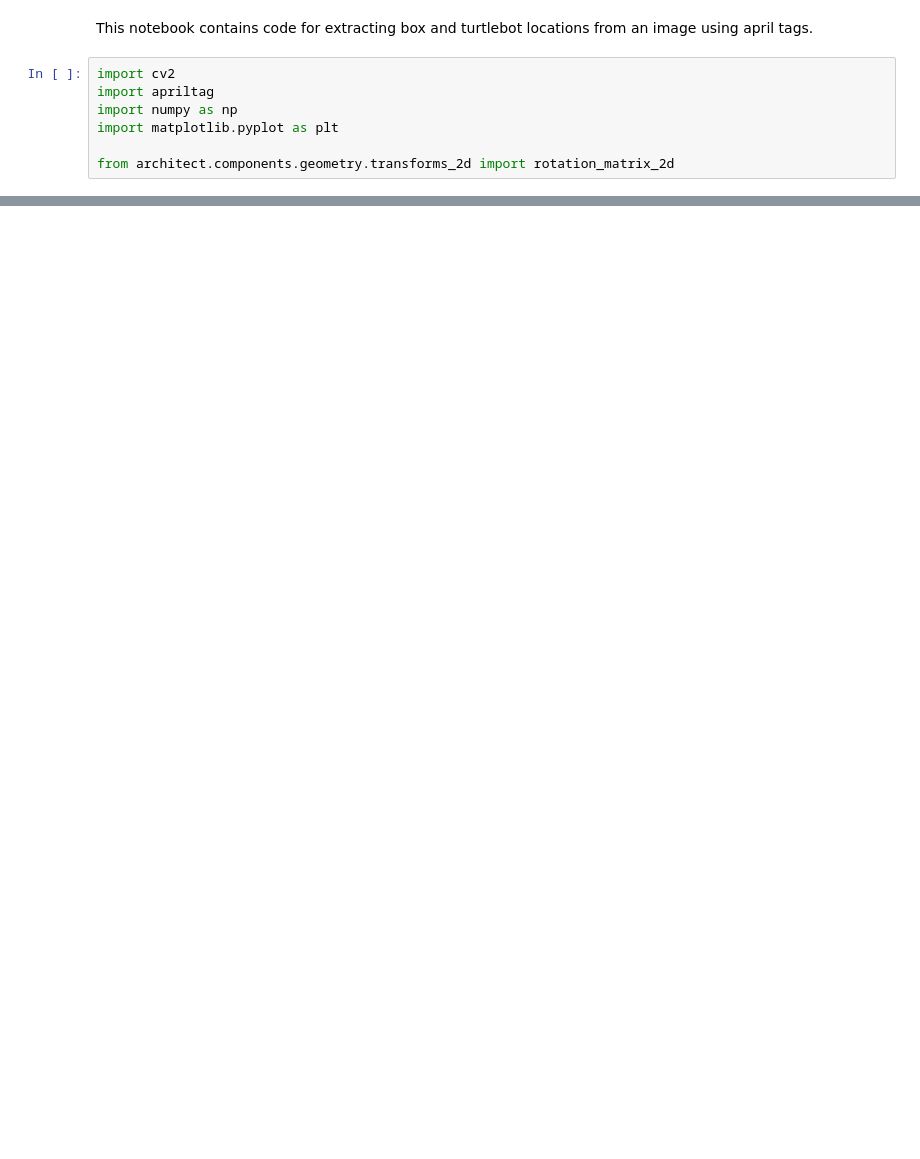
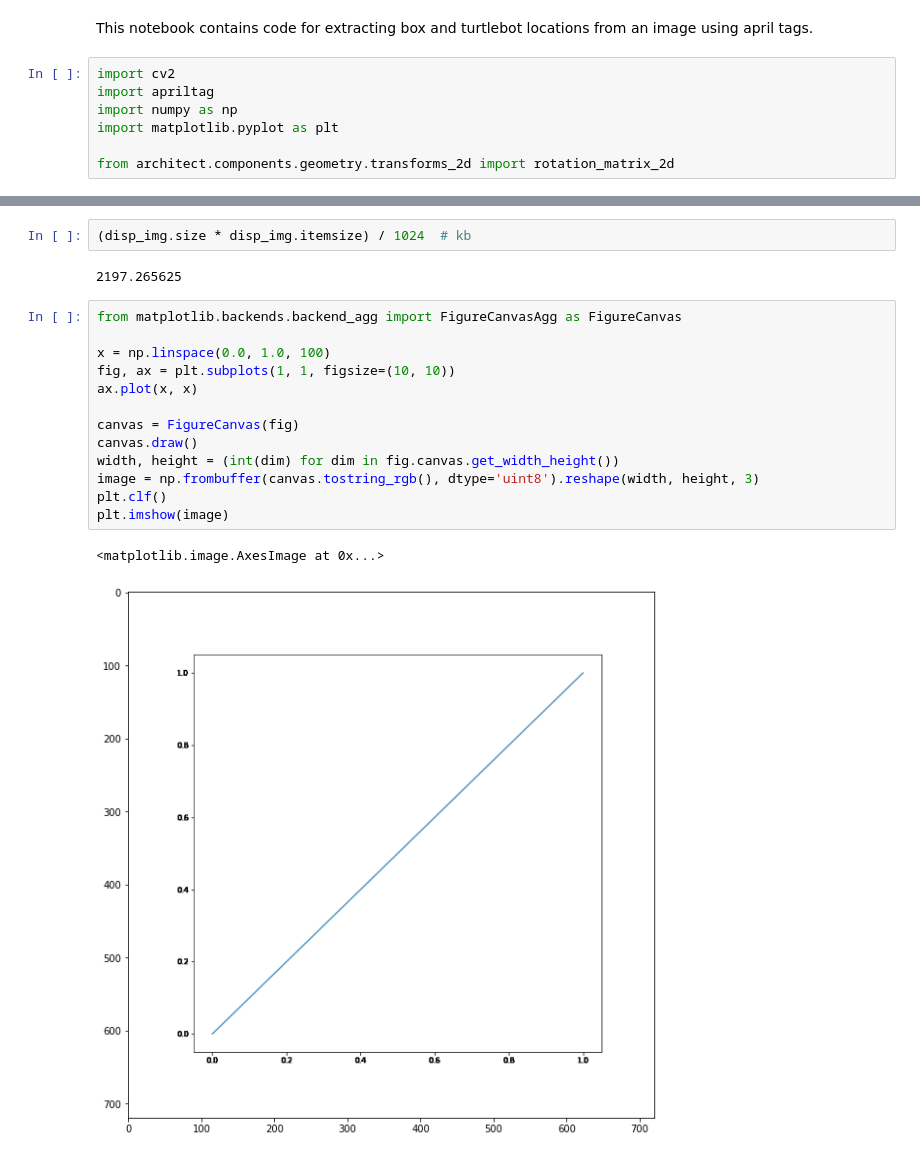
Before and after one commit to MIT-REALM/architect_rss_22, a Jupyter notebook: prototyping/cv_tests.ipynb, the cells around one changed output, grey strips where cells are left out. Saved outputs shown, nothing was run; the diff lists cells and outputs as text; blank space fills up the shorter version.

```diff
--- a/prototyping/cv_tests.ipynb
+++ b/prototyping/cv_tests.ipynb
@@ -232,0 +276,20 @@ tag0 -> tag1 distance: 0.13600908442342913
+# %%
+(disp_img.size * disp_img.itemsize) / 1024  # kb
+# %% [output]
+2197.265625
+# %%
+from matplotlib.backends.backend_agg import FigureCanvasAgg as FigureCanvas
+
+x = np.linspace(0.0, 1.0, 100)
+fig, ax = plt.subplots(1, 1, figsize=(10, 10))
+ax.plot(x, x)
+
+canvas = FigureCanvas(fig)
+canvas.draw()
+width, height = (int(dim) for dim in fig.canvas.get_width_height())
+image = np.frombuffer(canvas.tostring_rgb(), dtype='uint8').reshape(width, height, 3)
+plt.clf()
+plt.imshow(image)
+# %% [output]
+<matplotlib.image.AxesImage at 0x...>
+[figure, added]
```
Also changed, not shown: parts of 3 cells of this notebook, 6 other files.
